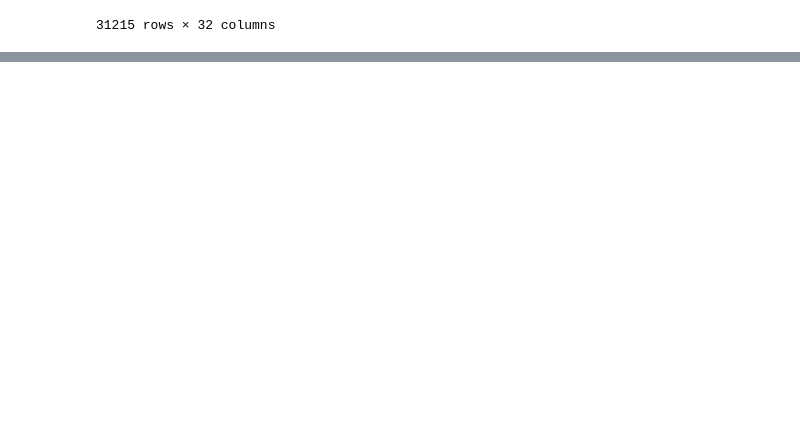
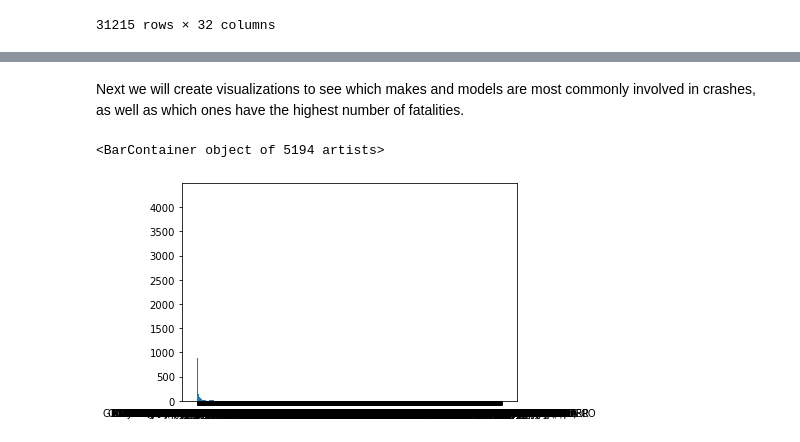
Before and after one commit to jtjohn172/Aviation-Data-Analysis-Project, a Jupyter notebook: notebooks/private-planes.ipynb, the cells around one changed output, grey strips where cells are left out. Cells and saved outputs as stored; diff of their text form; code cells hidden in the pictures; blank space fills up the shorter version.

Commit message:
Cleaned up make and model

```diff
--- a/notebooks/private-planes.ipynb
+++ b/notebooks/private-planes.ipynb
@@ -103,0 +132,11 @@ private_planes
+# %%
+private_planes=private_planes.dropna(subset=['Make', 'Model'])
+# %% [markdown]
+Next we will create visualizations to see which makes and models are most commonly involved in crashes, as well as which ones have the highest number of fatalities.
+# %%
+fig, ax=plt.subplots()
+
+ax.bar(private_planes['Make'].value_counts().index, private_planes['Make'].value_counts().values)
+# %% [output]
+<BarContainer object of 5194 artists>
+[figure, added]
```
Also changed, not shown: parts of 3 cells of this notebook.
